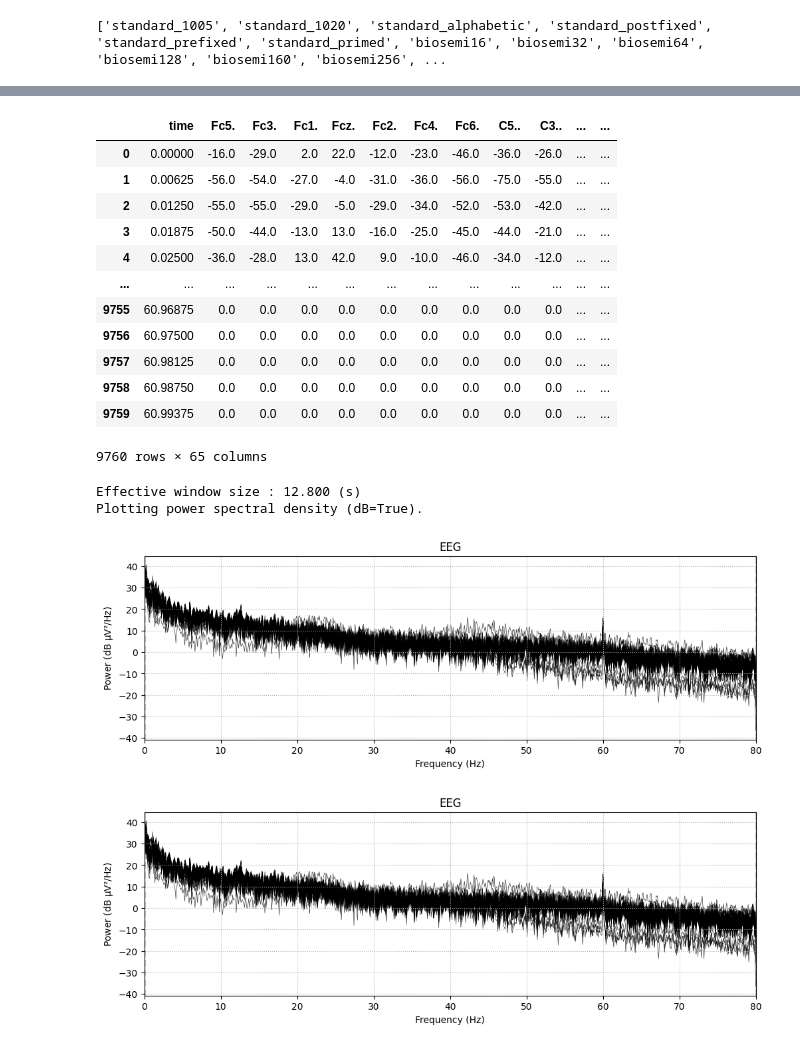
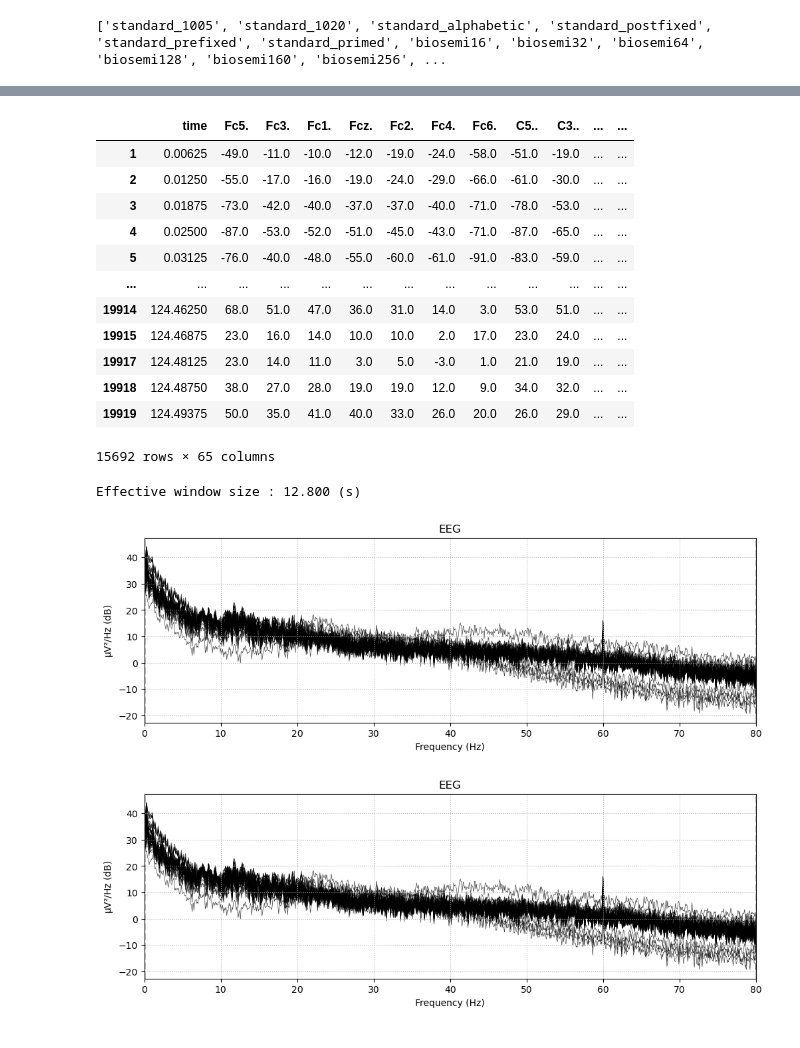
Before and after one commit to ML-course-EEG-team/eeg_ml, a Jupyter notebook: code/EEG_analysis_first_attempt.ipynb, the cells around one changed output, grey strips where cells are left out. Drawn from its saved outputs; the diff is of its cells as text; code cells hidden in the pictures.

```diff
--- a/code/EEG_analysis_first_attempt.ipynb
+++ b/code/EEG_analysis_first_attempt.ipynb
@@ -6,5 +6,5 @@ import pandas as pd
 import datasets as ds
 from matplotlib import pyplot as plt
 # %%
-s001_r01_raw = mne.io.read_raw_edf('../files/S001/S001R01.edf')
+sample_raw = mne.io.read_raw_edf('../files/S001/S001R03.edf')
 # %% [output]
@@ -82,26 +82,26 @@ plt.close()
 # %%
 # TODO: Check if Time difference is always 0.00625
-s001_r01_df = s001_r01_raw.to_data_frame()
-display(s001_r01_df)
+sample_df = sample_raw.to_data_frame()
+sample_df = sample_df.loc[(sample_df!=0.0).all(axis=1)]
+display(sample_df)
 # %% [output]
 |  | time | Fc5. | Fc3. | Fc1. | Fcz. | Fc2. | Fc4. | Fc6. | C5.. | C3.. | ... | ... |
-| 0 | 0.00000 | -16.0 | -29.0 | 2.0 | 22.0 | -12.0 | -23.0 | -46.0 | -36.0 | -26.0 | ... | ... |
-| 1 | 0.00625 | -56.0 | -54.0 | -27.0 | -4.0 | -31.0 | -36.0 | -56.0 | -75.0 | -55.0 | ... | ... |
-| 2 | 0.01250 | -55.0 | -55.0 | -29.0 | -5.0 | -29.0 | -34.0 | -52.0 | -53.0 | -42.0 | ... | ... |
-| 3 | 0.01875 | -50.0 | -44.0 | -13.0 | 13.0 | -16.0 | -25.0 | -45.0 | -44.0 | -21.0 | ... | ... |
-| 4 | 0.02500 | -36.0 | -28.0 | 13.0 | 42.0 | 9.0 | -10.0 | -46.0 | -34.0 | -12.0 | ... | ... |
+| 1 | 0.00625 | -49.0 | -11.0 | -10.0 | -12.0 | -19.0 | -24.0 | -58.0 | -51.0 | -19.0 | ... | ... |
+| 2 | 0.01250 | -55.0 | -17.0 | -16.0 | -19.0 | -24.0 | -29.0 | -66.0 | -61.0 | -30.0 | ... | ... |
+| 3 | 0.01875 | -73.0 | -42.0 | -40.0 | -37.0 | -37.0 | -40.0 | -71.0 | -78.0 | -53.0 | ... | ... |
+| 4 | 0.02500 | -87.0 | -53.0 | -52.0 | -51.0 | -45.0 | -43.0 | -71.0 | -87.0 | -65.0 | ... | ... |
+| 5 | 0.03125 | -76.0 | -40.0 | -48.0 | -55.0 | -60.0 | -61.0 | -91.0 | -83.0 | -59.0 | ... | ... |
 | ... | ... | ... | ... | ... | ... | ... | ... | ... | ... | ... | ... | ... |
-| 9755 | 60.96875 | 0.0 | 0.0 | 0.0 | 0.0 | 0.0 | 0.0 | 0.0 | 0.0 | 0.0 | ... | ... |
-| 9756 | 60.97500 | 0.0 | 0.0 | 0.0 | 0.0 | 0.0 | 0.0 | 0.0 | 0.0 | 0.0 | ... | ... |
-| 9757 | 60.98125 | 0.0 | 0.0 | 0.0 | 0.0 | 0.0 | 0.0 | 0.0 | 0.0 | 0.0 | ... | ... |
-| 9758 | 60.98750 | 0.0 | 0.0 | 0.0 | 0.0 | 0.0 | 0.0 | 0.0 | 0.0 | 0.0 | ... | ... |
-| 9759 | 60.99375 | 0.0 | 0.0 | 0.0 | 0.0 | 0.0 | 0.0 | 0.0 | 0.0 | 0.0 | ... | ... |
+| 19914 | 124.46250 | 68.0 | 51.0 | 47.0 | 36.0 | 31.0 | 14.0 | 3.0 | 53.0 | 51.0 | ... | ... |
+| 19915 | 124.46875 | 23.0 | 16.0 | 14.0 | 10.0 | 10.0 | 2.0 | 17.0 | 23.0 | 24.0 | ... | ... |
+| 19917 | 124.48125 | 23.0 | 14.0 | 11.0 | 3.0 | 5.0 | -3.0 | 1.0 | 21.0 | 19.0 | ... | ... |
+| 19918 | 124.48750 | 38.0 | 27.0 | 28.0 | 19.0 | 19.0 | 12.0 | 9.0 | 34.0 | 32.0 | ... | ... |
+| 19919 | 124.49375 | 50.0 | 35.0 | 41.0 | 40.0 | 33.0 | 26.0 | 20.0 | 26.0 | 29.0 | ... | ... |
-9760 rows × 65 columns
+15692 rows × 65 columns
 # %%
-s001_r01_psd = s001_r01_raw.compute_psd()
+s001_r01_psd = sample_raw.compute_psd()
 s001_r01_psd.plot(amplitude=False)
 # %% [output]
 Effective window size : 12.800 (s)
-Plotting power spectral density (dB=True).
-[figure, old version]
+[figure, new version]
-[figure, old version]
+[figure, new version]
```
Also changed, not shown: parts of 6 cells of this notebook.
